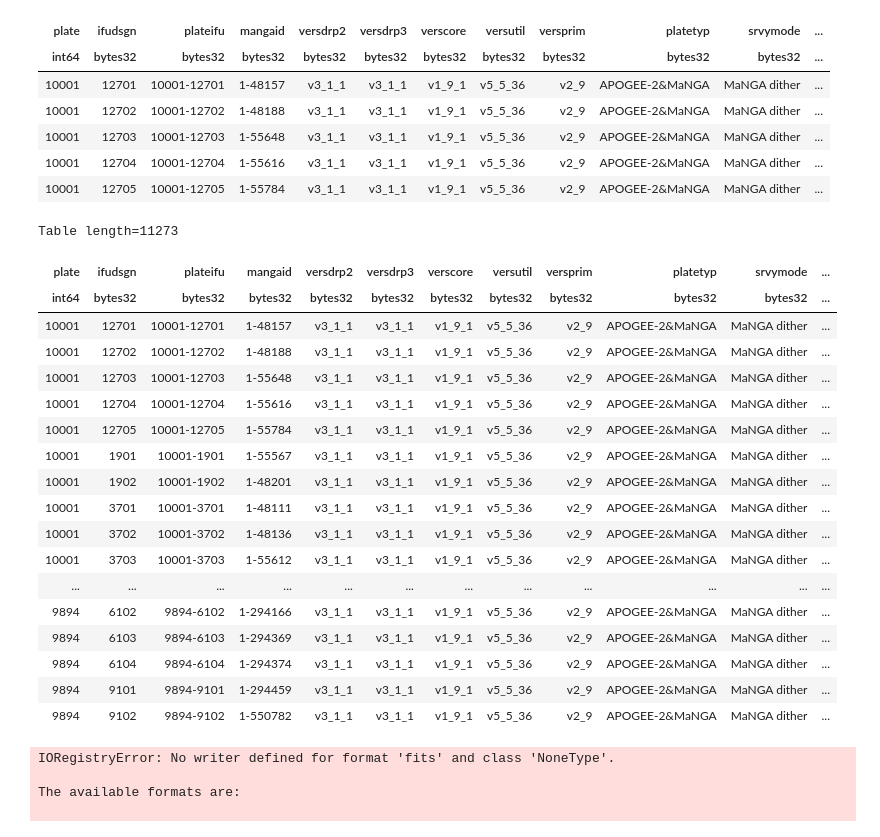
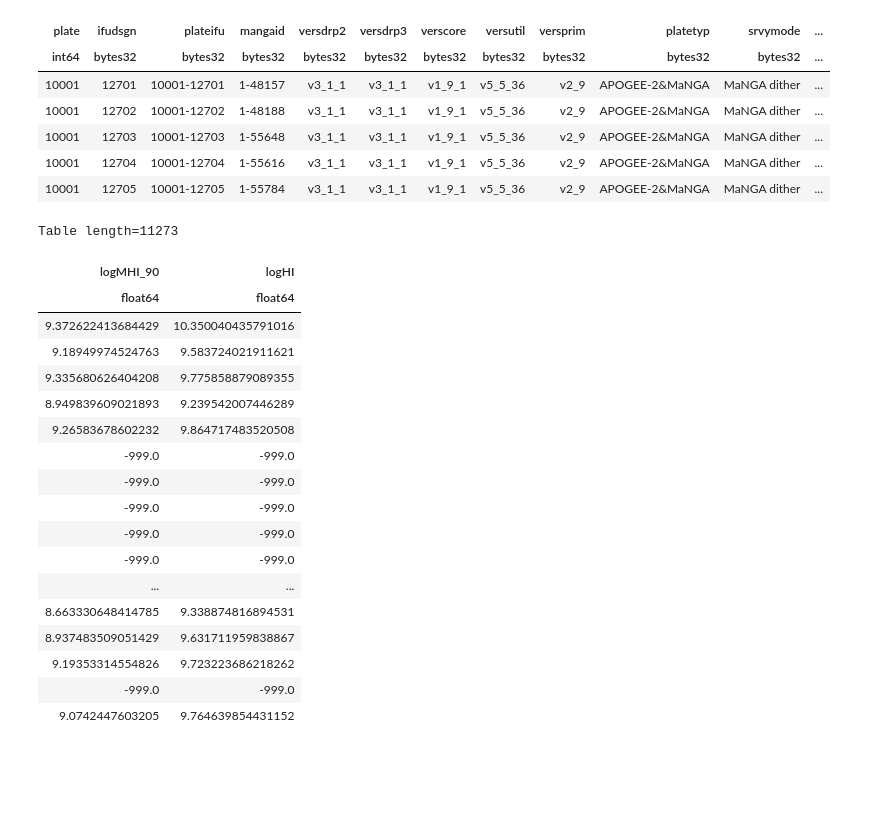
Before and after one commit to kadglass/RotationCurves, a Jupyter notebook: notebooks/update_HI_R90.ipynb, the cells around one changed output. Cells and saved outputs as stored; diff of their text form; code cells hidden in the pictures; blank space fills up the shorter version.

Commit message:
updated table with HI

```diff
--- a/notebooks/update_HI_R90.ipynb
+++ b/notebooks/update_HI_R90.ipynb
@@ -9,6 +11,6 @@ from extract_HI_functions import calculate_HI_R90
 # %%
 master_table_folder = '/Users/nityaravi/Documents/Research/RotationCurves/data/manga/output_files/DR17/CURRENT_MASTER_TABLE/'
-master_table_fn = master_table_folder + 'H_alpha_HIvel_BB_extinction_H2_MxCG_R90_v3p5_Z_SFR_Portsmouthflux_Zglob.fits'
+master_table_fn = master_table_folder + 'H_alpha_HIvel_BB_extinction_H2_MxCG_R90_v3p5_Z_SFR_Portsmouthflux_Zglob_HIR90.fits'
 master_table = Table.read(master_table_fn, format='fits')
 # %%
 master_table[0:5]
@@ -29,34 +31,26 @@ for i in range(0, len(master_table)):
     logHI = master_table['logHI'][i]
     R90_kpc = master_table['R90_kpc'][i]
     if logHI > 0 and R90_kpc > 0:
-        master_table['logMHI_90'][i], master_table['logMHI_90_err'][i] = calculate_HI_R90(logHI, R90_kpc)
+        master_table['logMHI_90'][i] = calculate_HI_R90(logHI, R90_kpc)
 # %%
-master_table
+master_table['logMHI_90','logHI']
 # %% [output]
 Table length=11273
-| plate | ifudsgn | plateifu | mangaid | versdrp2 | versdrp3 | verscore | versutil | versprim | platetyp | srvymode | ... |
-| int64 | bytes32 | bytes32 | bytes32 | bytes32 | bytes32 | bytes32 | bytes32 | bytes32 | bytes32 | bytes32 | ... |
-| 10001 | 12701 | 10001-12701 | 1-48157 | v3_1_1 | v3_1_1 | v1_9_1 | v5_5_36 | v2_9 | APOGEE-2&MaNGA | MaNGA dither | ... |
-| 10001 | 12702 | 10001-12702 | 1-48188 | v3_1_1 | v3_1_1 | v1_9_1 | v5_5_36 | v2_9 | APOGEE-2&MaNGA | MaNGA dither | ... |
-| 10001 | 12703 | 10001-12703 | 1-55648 | v3_1_1 | v3_1_1 | v1_9_1 | v5_5_36 | v2_9 | APOGEE-2&MaNGA | MaNGA dither | ... |
-| 10001 | 12704 | 10001-12704 | 1-55616 | v3_1_1 | v3_1_1 | v1_9_1 | v5_5_36 | v2_9 | APOGEE-2&MaNGA | MaNGA dither | ... |
-| 10001 | 12705 | 10001-12705 | 1-55784 | v3_1_1 | v3_1_1 | v1_9_1 | v5_5_36 | v2_9 | APOGEE-2&MaNGA | MaNGA dither | ... |
-| 10001 | 1901 | 10001-1901 | 1-55567 | v3_1_1 | v3_1_1 | v1_9_1 | v5_5_36 | v2_9 | APOGEE-2&MaNGA | MaNGA dither | ... |
-| 10001 | 1902 | 10001-1902 | 1-48201 | v3_1_1 | v3_1_1 | v1_9_1 | v5_5_36 | v2_9 | APOGEE-2&MaNGA | MaNGA dither | ... |
-| 10001 | 3701 | 10001-3701 | 1-48111 | v3_1_1 | v3_1_1 | v1_9_1 | v5_5_36 | v2_9 | APOGEE-2&MaNGA | MaNGA dither | ... |
-| 10001 | 3702 | 10001-3702 | 1-48136 | v3_1_1 | v3_1_1 | v1_9_1 | v5_5_36 | v2_9 | APOGEE-2&MaNGA | MaNGA dither | ... |
-| 10001 | 3703 | 10001-3703 | 1-55612 | v3_1_1 | v3_1_1 | v1_9_1 | v5_5_36 | v2_9 | APOGEE-2&MaNGA | MaNGA dither | ... |
-| ... | ... | ... | ... | ... | ... | ... | ... | ... | ... | ... | ... |
-| 9894 | 6102 | 9894-6102 | 1-294166 | v3_1_1 | v3_1_1 | v1_9_1 | v5_5_36 | v2_9 | APOGEE-2&MaNGA | MaNGA dither | ... |
-| 9894 | 6103 | 9894-6103 | 1-294369 | v3_1_1 | v3_1_1 | v1_9_1 | v5_5_36 | v2_9 | APOGEE-2&MaNGA | MaNGA dither | ... |
-| 9894 | 6104 | 9894-6104 | 1-294374 | v3_1_1 | v3_1_1 | v1_9_1 | v5_5_36 | v2_9 | APOGEE-2&MaNGA | MaNGA dither | ... |
-| 9894 | 9101 | 9894-9101 | 1-294459 | v3_1_1 | v3_1_1 | v1_9_1 | v5_5_36 | v2_9 | APOGEE-2&MaNGA | MaNGA dither | ... |
-| 9894 | 9102 | 9894-9102 | 1-550782 | v3_1_1 | v3_1_1 | v1_9_1 | v5_5_36 | v2_9 | APOGEE-2&MaNGA | MaNGA dither | ... |
+| logMHI_90 | logHI |
+| float64 | float64 |
+| 9.372622413684429 | 10.350040435791016 |
+| 9.18949974524763 | 9.583724021911621 |
+| 9.335680626404208 | 9.775858879089355 |
+| 8.949839609021893 | 9.239542007446289 |
+| 9.26583678602232 | 9.864717483520508 |
+| -999.0 | -999.0 |
+| -999.0 | -999.0 |
+| -999.0 | -999.0 |
+| -999.0 | -999.0 |
+| -999.0 | -999.0 |
+| ... | ... |
+| 8.663330648414785 | 9.338874816894531 |
+| 8.937483509051429 | 9.631711959838867 |
+| 9.19353314554826 | 9.723223686218262 |
+| -999.0 | -999.0 |
+| 9.0742447603205 | 9.764639854431152 |
-# %%
-Table.write(master_table_folder + 'H_alpha_HIvel_BB_extinction_H2_MxCG_R90_v3p5_Z_SFR_Portsmouthflux_Zglob_HIR90.fits',
-           format='fits')
-# %% [output]
-IORegistryError: No writer defined for format 'fits' and class 'NoneType'.
-
-The available formats are:
-
```
Also changed, not shown: parts of 4 cells of this notebook.
